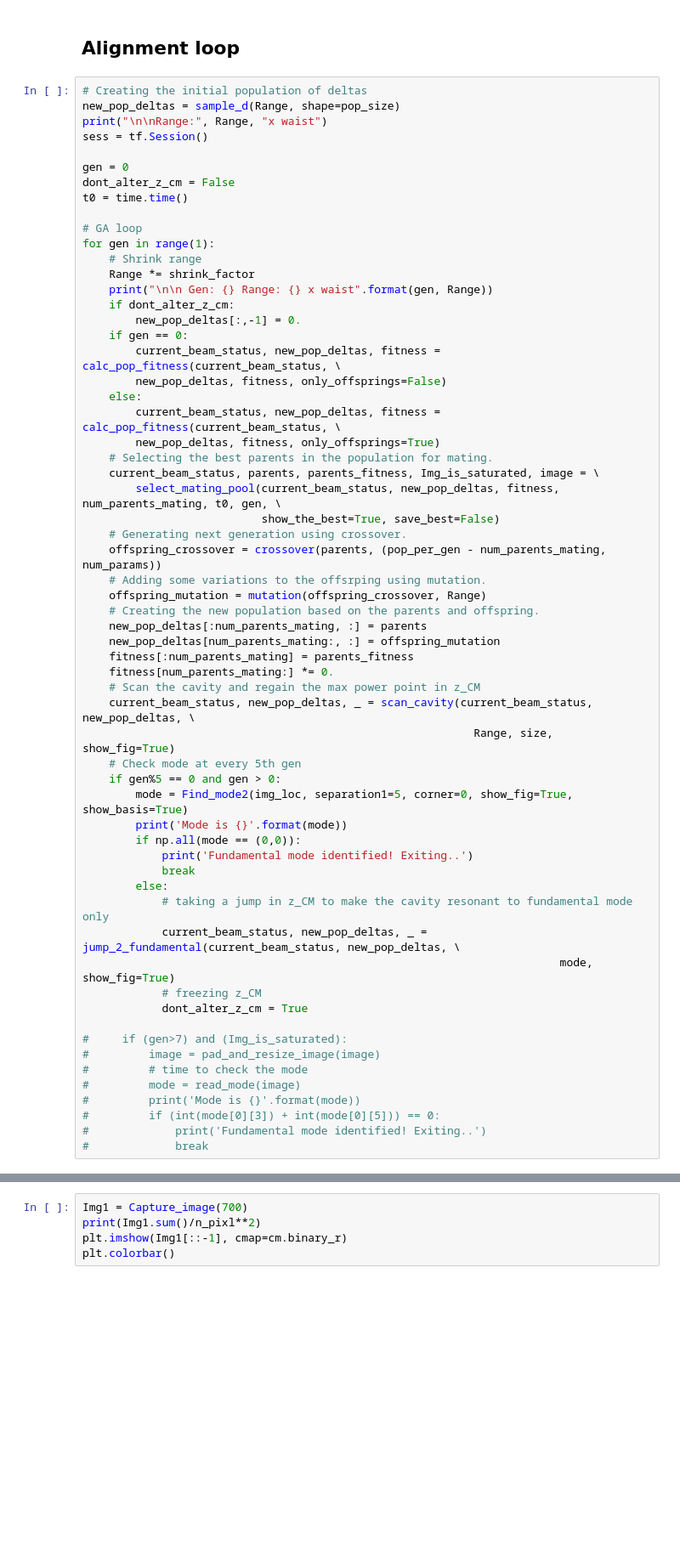
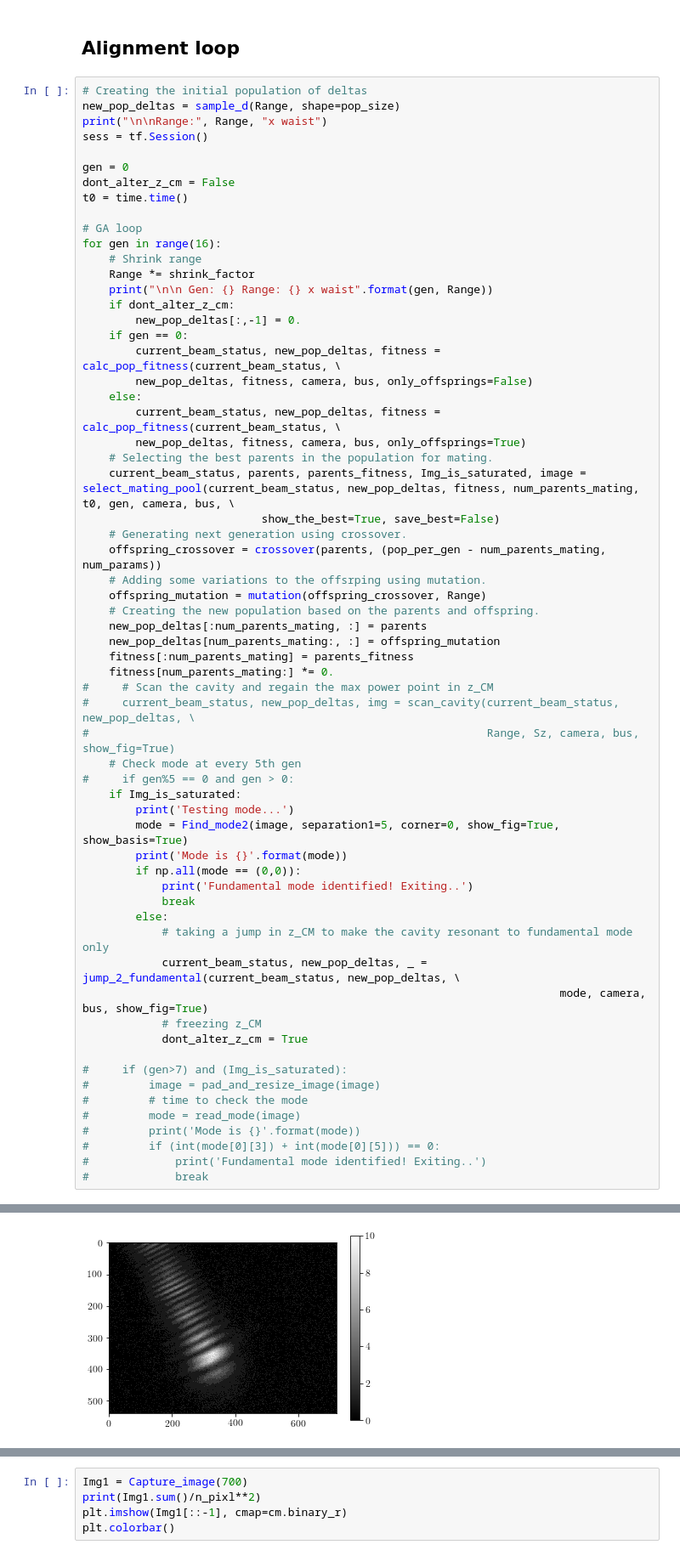
Before and after one commit to Parth92/Beam_auto_alignment, a Jupyter notebook: src/Actual_lab_cavity_alignment-with_GA.ipynb, the cells around one changed output, grey strips where cells are left out. Shown: that part at 85% size. Drawn from its saved outputs; the diff is of its cells as text; blank space fills up the shorter version.

Commit message:
code is running on the setup (result: beam out of range)

```diff
--- a/src/Actual_lab_cavity_alignment-with_GA.ipynb
+++ b/src/Actual_lab_cavity_alignment-with_GA.ipynb
@@ -55,7 +64,7 @@ dont_alter_z_cm = False
 t0 = time.time()
 
 # GA loop
-for gen in range(1):
+for gen in range(16):
     # Shrink range
     Range *= shrink_factor
     print("\n\n Gen: {} Range: {} x waist".format(gen, Range))
@@ -63,13 +72,12 @@ for gen in range(1):
         new_pop_deltas[:,-1] = 0.
     if gen == 0:
         current_beam_status, new_pop_deltas, fitness = calc_pop_fitness(current_beam_status, \
-        new_pop_deltas, fitness, only_offsprings=False)
+        new_pop_deltas, fitness, camera, bus, only_offsprings=False)
     else:
         current_beam_status, new_pop_deltas, fitness = calc_pop_fitness(current_beam_status, \
-        new_pop_deltas, fitness, only_offsprings=True)
+        new_pop_deltas, fitness, camera, bus, only_offsprings=True)
     # Selecting the best parents in the population for mating.
-    current_beam_status, parents, parents_fitness, Img_is_saturated, image = \
-        select_mating_pool(current_beam_status, new_pop_deltas, fitness, num_parents_mating, t0, gen, \
+    current_beam_status, parents, parents_fitness, Img_is_saturated, image = select_mating_pool(current_beam_status, new_pop_deltas, fitness, num_parents_mating, t0, gen, camera, bus, \
                            show_the_best=True, save_best=False)
     # Generating next generation using crossover.
     offspring_crossover = crossover(parents, (pop_per_gen - num_parents_mating, num_params))
@@ -80,12 +88,14 @@ for gen in range(1):
     new_pop_deltas[num_parents_mating:, :] = offspring_mutation
     fitness[:num_parents_mating] = parents_fitness
     fitness[num_parents_mating:] *= 0.
-    # Scan the cavity and regain the max power point in z_CM
-    current_beam_status, new_pop_deltas, _ = scan_cavity(current_beam_status, new_pop_deltas, \
-                                                           Range, size, show_fig=True)
+#     # Scan the cavity and regain the max power point in z_CM
+#     current_beam_status, new_pop_deltas, img = scan_cavity(current_beam_status, new_pop_deltas, \
+#                                                            Range, Sz, camera, bus, show_fig=True)
     # Check mode at every 5th gen
-    if gen%5 == 0 and gen > 0:
-        mode = Find_mode2(img_loc, separation1=5, corner=0, show_fig=True, show_basis=True)
+#     if gen%5 == 0 and gen > 0:
+    if Img_is_saturated:
+        print('Testing mode...')
+        mode = Find_mode2(image, separation1=5, corner=0, show_fig=True, show_basis=True)
         print('Mode is {}'.format(mode))
         if np.all(mode == (0,0)):
             print('Fundamental mode identified! Exiting..')
@@ -93,7 +103,7 @@ for gen in range(1):
         else:
             # taking a jump in z_CM to make the cavity resonant to fundamental mode only
             current_beam_status, new_pop_deltas, _ = jump_2_fundamental(current_beam_status, new_pop_deltas, \
-                                                                        mode, show_fig=True)
+                                                                        mode, camera, bus, show_fig=True)
             # freezing z_CM
             dont_alter_z_cm = True
 
@@ -105,3 +115,4 @@ for gen in range(1):
 #         if (int(mode[0][3]) + int(mode[0][5])) == 0:
 #             print('Fundamental mode identified! Exiting..')
 #             break
+# %% [output]
@@ -107,0 +125 @@ for gen in range(1):
+[figure, added]
```
Also changed, not shown: parts of 3 cells of this notebook, 1 other file.
